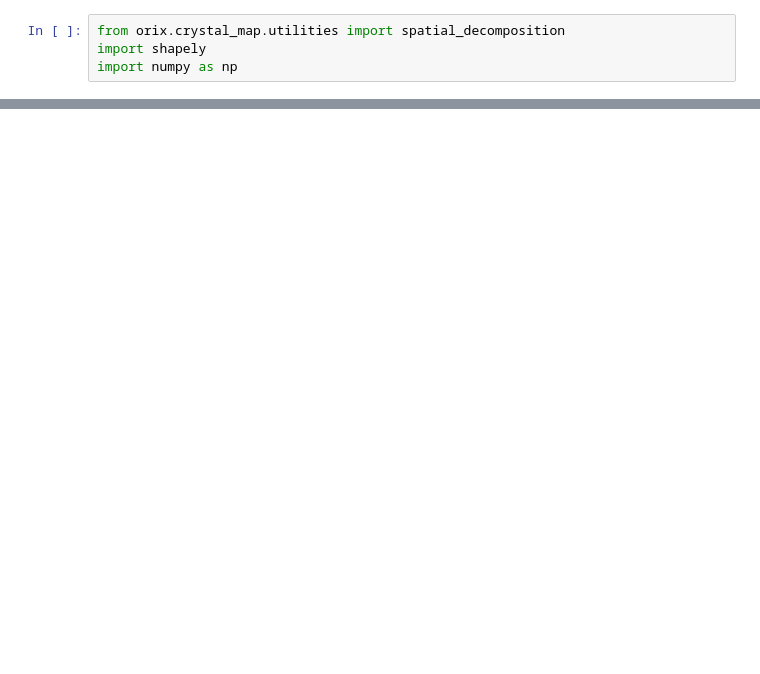
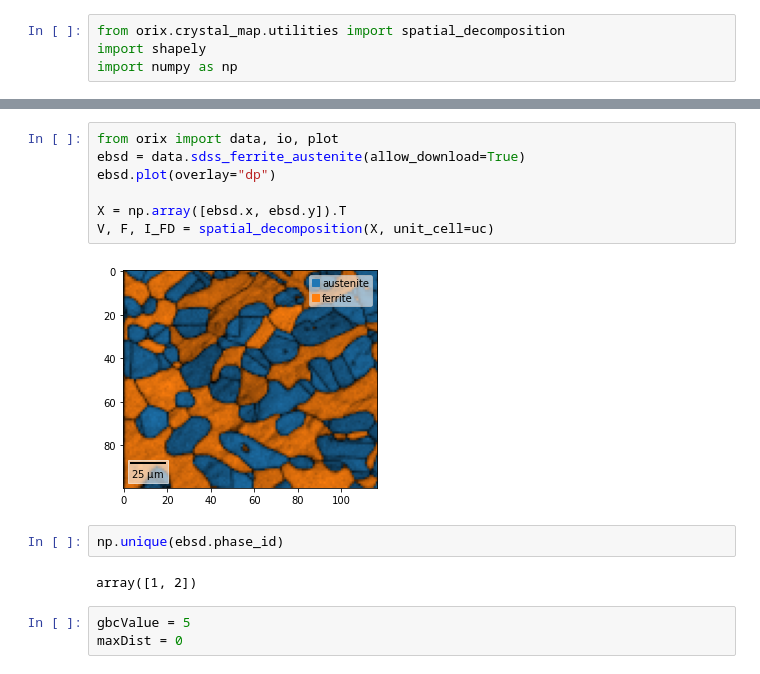
Before and after one commit to rcasukhela/Mart2Aust_Hackathon, a Jupyter notebook: calcGrains_shapely/calcGrains_with_shapely.ipynb, the cells around one changed output, grey strips where cells are left out. Saved outputs shown, nothing was run; the diff lists cells and outputs as text; blank space fills up the shorter version.

```diff
--- a/calcGrains_shapely/calcGrains_with_shapely.ipynb
+++ b/calcGrains_shapely/calcGrains_with_shapely.ipynb
@@ -105,0 +12,16 @@ if __name__ == '__main__':
+# %%
+from orix import data, io, plot
+ebsd = data.sdss_ferrite_austenite(allow_download=True)
+ebsd.plot(overlay="dp")
+
+X = np.array([ebsd.x, ebsd.y]).T
+V, F, I_FD = spatial_decomposition(X, unit_cell=uc)
+# %% [output]
+[figure, added]
+# %%
+np.unique(ebsd.phase_id)
+# %% [output]
+array([1, 2])
+# %%
+gbcValue = 5
+maxDist = 0
```
Also changed, not shown: parts of 7 cells of this notebook.
